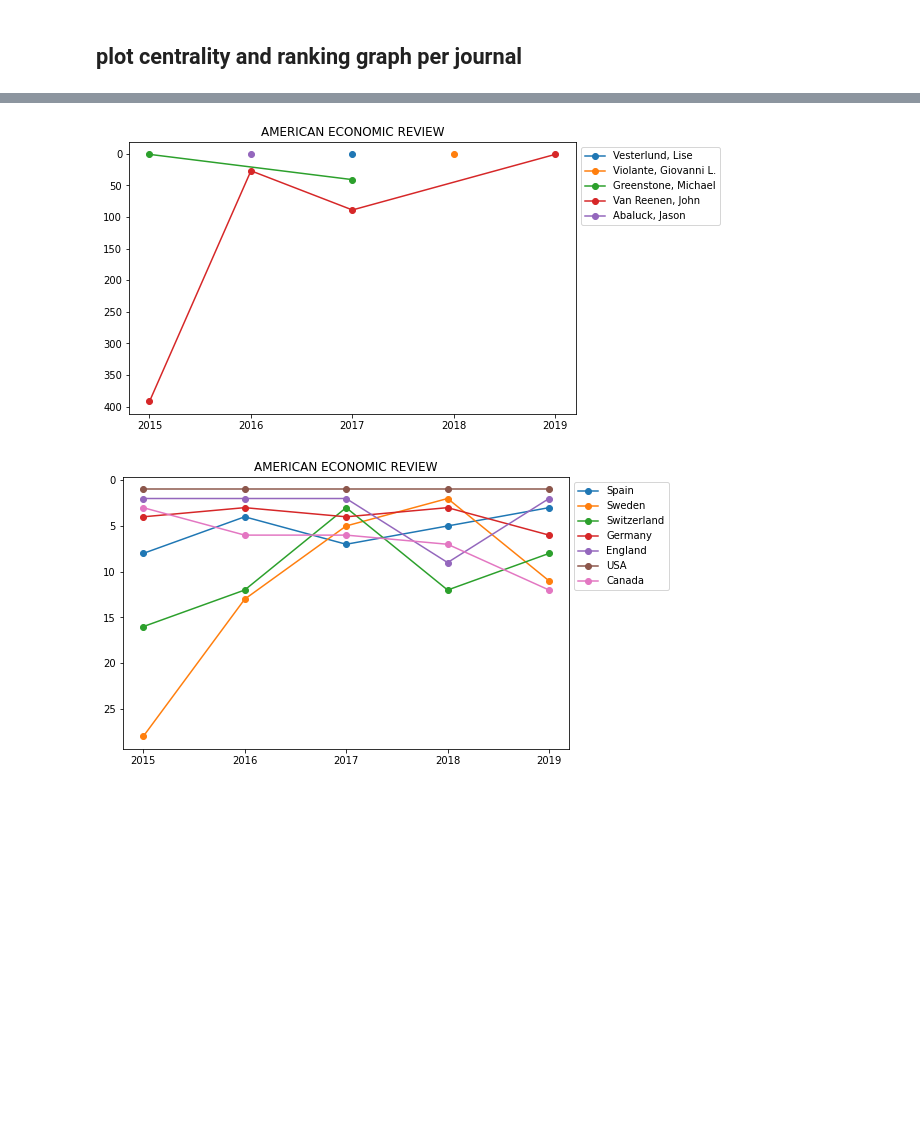
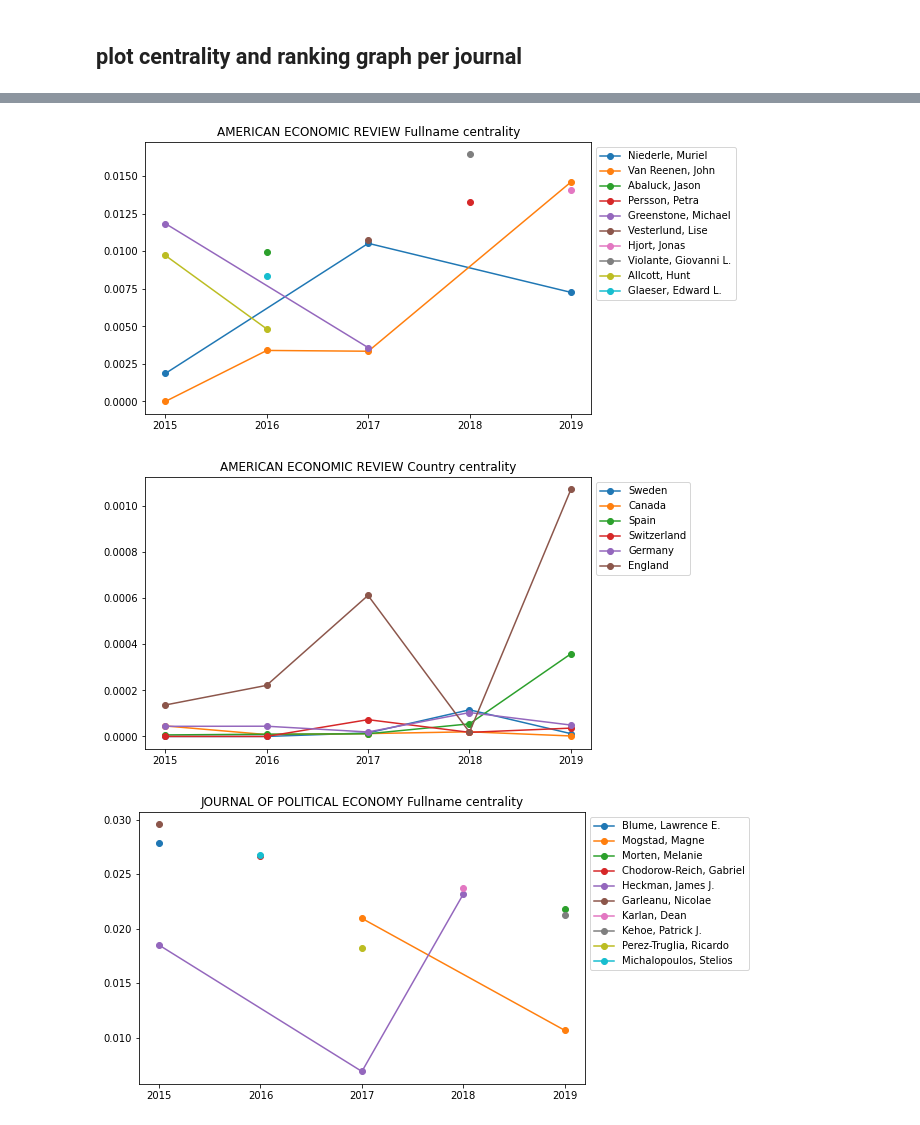
Before and after one commit to robert1003/2020_NARLabs_proposal, a Jupyter notebook: src/drawing.ipynb, the cells around one changed output, grey strips where cells are left out. Saved outputs shown, nothing was run; the diff lists cells and outputs as text; code cells hidden in the pictures; blank space fills up the shorter version.

```diff
--- a/src/drawing.ipynb
+++ b/src/drawing.ipynb
@@ -137,7 +139,7 @@ def draw(col, col2, topk, year, nickname):
                 x.append(i)
         plt.plot(x, res, '-o', label=name)
 
-    plt.title(nickname)
+    plt.title(nickname+' '+col+' '+col2)
     plt.xticks(range(len(year)), year)
     plt.legend(bbox_to_anchor=(1,1), loc="upper left")
     if col2 == 'rank':
@@ -153,7 +148,16 @@ draw('Country', 'centrality', 3, range(2015, 2020), 'AMERICAN ECONOMIC REVIEW')
-# %%
-# ex: AMERICAN ECONOMIC REVIEW, rank
-draw('Fullname', 'rank', 1, range(2015, 2020), 'AMERICAN ECONOMIC REVIEW')
-draw('Country', 'rank', 3, range(2015, 2020), 'AMERICAN ECONOMIC REVIEW')
-# %% [output]
-[figure, removed]
-[figure, removed]
+# %%
+draw('Fullname', 'centrality', 2, range(2015, 2020), 'AMERICAN ECONOMIC REVIEW')
+draw('Country', 'centrality', 3, range(2015, 2020), 'AMERICAN ECONOMIC REVIEW')
+
+draw('Fullname', 'centrality', 2, range(2015, 2020), 'JOURNAL OF POLITICAL ECONOMY')
+draw('Country', 'centrality', 3, range(2015, 2020), 'JOURNAL OF POLITICAL ECONOMY')
+
+draw('Fullname', 'centrality', 2, range(2015, 2020), 'REVIEW OF ECONOMIC STUDIES')
+draw('Country', 'centrality', 3, range(2015, 2020), 'REVIEW OF ECONOMIC STUDIES')
+
+draw('Fullname', 'centrality', 5, ['all'], 'Econometrica')
+draw('Country', 'centrality', 5, ['all'], 'Econometrica')
+# %% [output]
+[figure, added]
+[figure, added]
+[figure, added]
```
Also changed, not shown: parts of 4 cells of this notebook.
